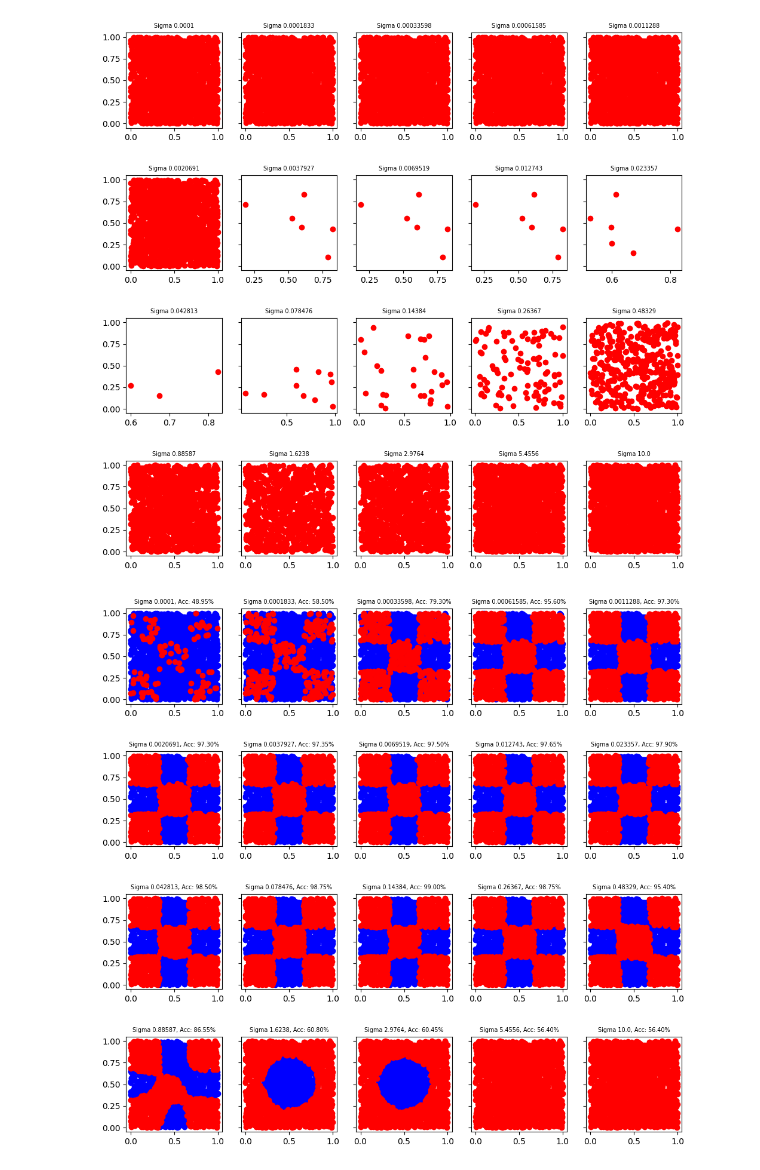
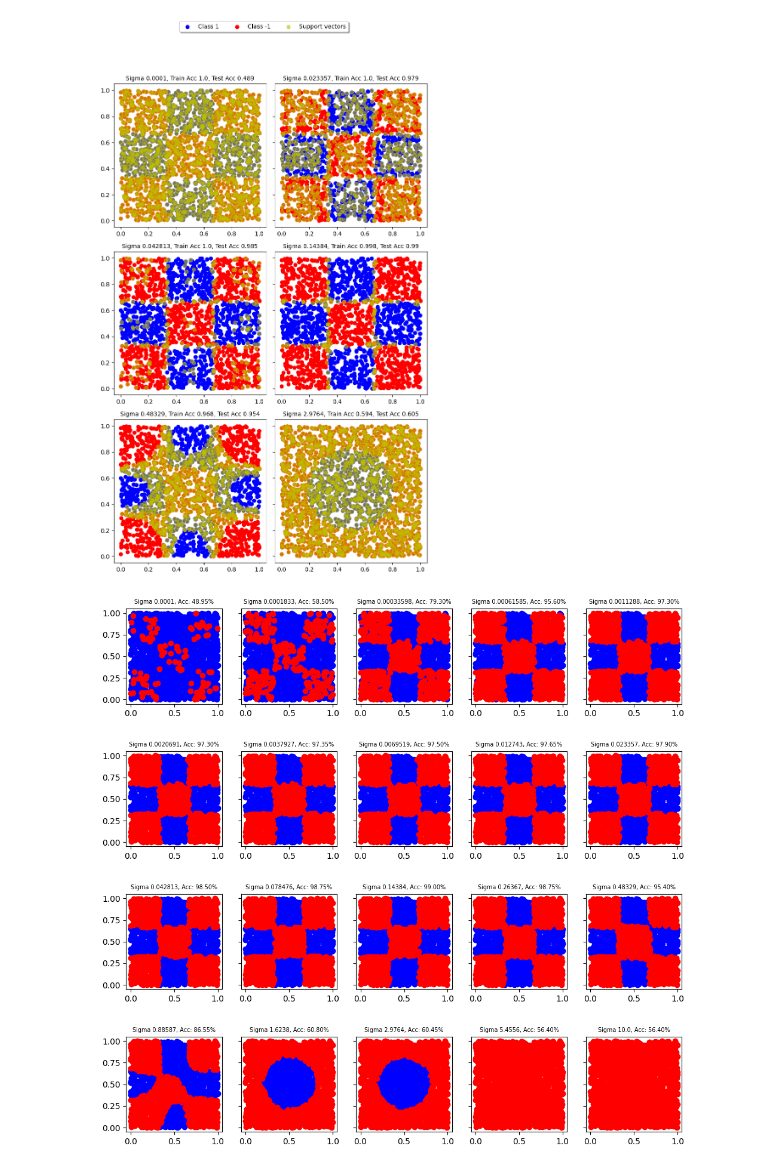
Before and after one commit to Hadartalisr/NeuralLearning, a Jupyter notebook: Ex2/Ex2_progress.ipynb, the cells around one changed output. Saved outputs shown, nothing was run; the diff lists cells and outputs as text; code cells hidden in the pictures.

```diff
--- a/Ex2/Ex2_progress.ipynb
+++ b/Ex2/Ex2_progress.ipynb
@@ -157,7 +157,7 @@ def cosine_distance(vector1, vector2):
     return cosine_distance
 # %%
 n = 15
-P_arr = range(1,201, 5)
+P_arr = range(1,300, 5)
 
 average_number_of_support_vectors = np.zeros(len(P_arr))
 
@@ -280,6 +280,8 @@ def polynomial_kernel(X1, X2, d=2):
     Returns:
     - K: P1 × P2 kernel matrix
     """
+    #check that a dot product is possible
+    assert X1.shape[1] == X2.shape[1], "The number of columns in X1 and X2 must be the same"
     K = np.dot(X1, X2.T) + 1
     K = np.power(K, d)
     return K
@@ -425,5 +395,5 @@ for index, degree in enumerate(degrees_arr):
 # %%
-# Evaluate the accuracy of your hyper planes on the test set
+# For various choices polynomial degrees, produce scatter plots of the test data (P=1000)
 polynomial_figs_per_row = 5
 polynomial_figs_number_of_rows = math.ceil(len(degrees_arr) / polynomial_figs_per_row)
 
@@ -432,7 +402,7 @@ plt.subplots_adjust(bottom=0.15, hspace=0.5)
 for index, degree in enumerate(degrees_arr):
     row = index // polynomial_figs_per_row  # Row index
     col = index % polynomial_figs_per_row   # Column index
-    axes[row, col].scatter(X_test[0,polynomial_predictions_matrix_P2[index]==1.],X_test[1,polynomial_predictions_matrix_P2[index]==1.],c='b')
-    axes[row, col].scatter(X_test[0,polynomial_predictions_matrix_P2[index]==-1.],X_test[1,polynomial_predictions_matrix_P2[index]==-1.],c='r')
-    axes[row, col].set_title(f'Degree {degree}, Accuracy: {polynomial_performance_P2[index]:.2%}', fontsize='x-small')
+    axes[row, col].scatter(X_test[0,polynomial_predictions_matrix_P1[index]==1.],X_test[1,polynomial_predictions_matrix_P1[index]==1.],c='b')
+    axes[row, col].scatter(X_test[0,polynomial_predictions_matrix_P1[index]==-1.],X_test[1,polynomial_predictions_matrix_P1[index]==-1.],c='r')
+    axes[row, col].set_title(f'Degree {degree}, Accuracy: {polynomial_performance_P1[index]:.2%}', fontsize='x-small')
 # %% [output]
@@ -505,19 +487,30 @@ for index, sigma in enumerate(sigmas_arr):
 # %%
-# For various choices of kernel and hyper-parameters, produce scatter plots of the training patterns
+# For various choices of hyper-parameters (Gaussian kernel), produce scatter plots of the training patterns
 # (colored by label) and mark the resulting support vectors as well. Note the test accuracy in each case and discuss your findings.
-gaussian_figs_per_row = 5
-gaussian_figs_number_of_rows = math.ceil(len(sigmas_arr) / gaussian_figs_per_row)
-fig, axes = plt.subplots(gaussian_figs_number_of_rows, gaussian_figs_per_row, figsize=(12, 12), sharex=False, sharey=True)
-plt.subplots_adjust(bottom=0.15, hspace=0.5)
+gaussian_figs_per_row = 2
+gaussian_figs_number_of_rows = 3
+fig, axes = plt.subplots(gaussian_figs_number_of_rows, gaussian_figs_per_row, figsize=(8, 12), sharex=False, sharey=True)
 
-for index, sigma in enumerate(sigmas_arr):
+indices = np.array([0, 9, 10, 12, 14, 17])
+labels_added = set()  # Keep track of labels already added to the legend
+for index, index_in_arr in enumerate(indices):
+    sigma = sigmas_arr[index_in_arr]
     row = index // gaussian_figs_per_row  # Row index
     col = index % gaussian_figs_per_row   # Column index
-    # axes[row, col].scatter(X_test[0,gaussian_predictions_matrix_P2[index]==1.],X_test[1,gaussian_predictions_matrix_P2[index]==1.],c='b')
-    # axes[row, col].scatter(X_test[0,gaussian_predictions_matrix_P2[index]==-1.],X_test[1,gaussian_predictions_matrix_P2[index]==-1.],c='r')
-    support_vectors_indexes = get_support_vectors_indexes(gaussian_alphas_P2[index], 60)
-    axes[row, col].scatter(X_test[0,support_vectors_indexes],X_test[1,support_vectors_indexes],c='r')
-    axes[row, col].set_title(f'Sigma {sigma:.5}',  fontsize='x-small')
+    prediction = predict_gaussian_kernel(sigma, gaussian_alphas_P2[index_in_arr], X_train_P2, y_train_P2, X_train_P2)
+    performance = np.sum(prediction == y_train_P2.reshape(1, -1)) / len(y_train_P2)
+
+    axes[row, col].scatter(X_train_P2[0,prediction==1.],X_train_P2[1,prediction==1.],c='b', label='Class 1' if 'Class 1' not in labels_added else '')
+    axes[row, col].scatter(X_train_P2[0,prediction==-1.],X_train_P2[1,prediction==-1.],c='r', label='Class -1' if 'Class -1' not in labels_added else '')
+    support_vectors_indexes = get_support_vectors_indexes(gaussian_alphas_P2[index_in_arr], 60)
+    axes[row, col].scatter(X_train_P2[0,support_vectors_indexes],X_train_P2[1,support_vectors_indexes],c='y',  alpha=0.6, label='Support vectors' if 'Support vectors' not in labels_added else '')
+    axes[row, col].set_title(f'Sigma {sigma:.5}, Train Acc {performance:.3}, Test Acc {gaussian_performance_P2[index_in_arr]:.3}',  fontsize='medium')
+    labels_added.update(['Class 1', 'Class -1', 'Support Vectors'])
+
+handles, labels = axes[0, 0].get_legend_handles_labels()
+fig.legend(handles, labels,bbox_to_anchor=(0.5, 1.1),loc='upper center', fancybox=True, shadow=True, ncol=3)
+plt.tight_layout()
+plt.show()
 # %% [output]
-[figure, old version]
+[figure, new version]
 # %%
```
Also changed, not shown: parts of 22 cells of this notebook, 23 other files.
